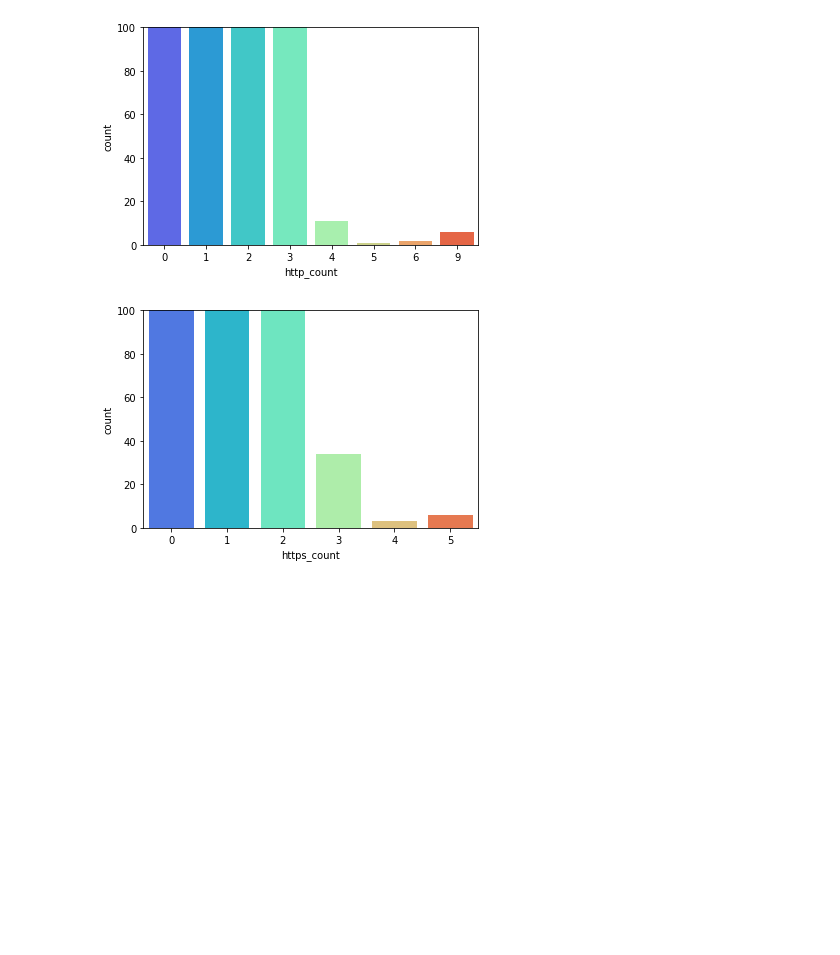
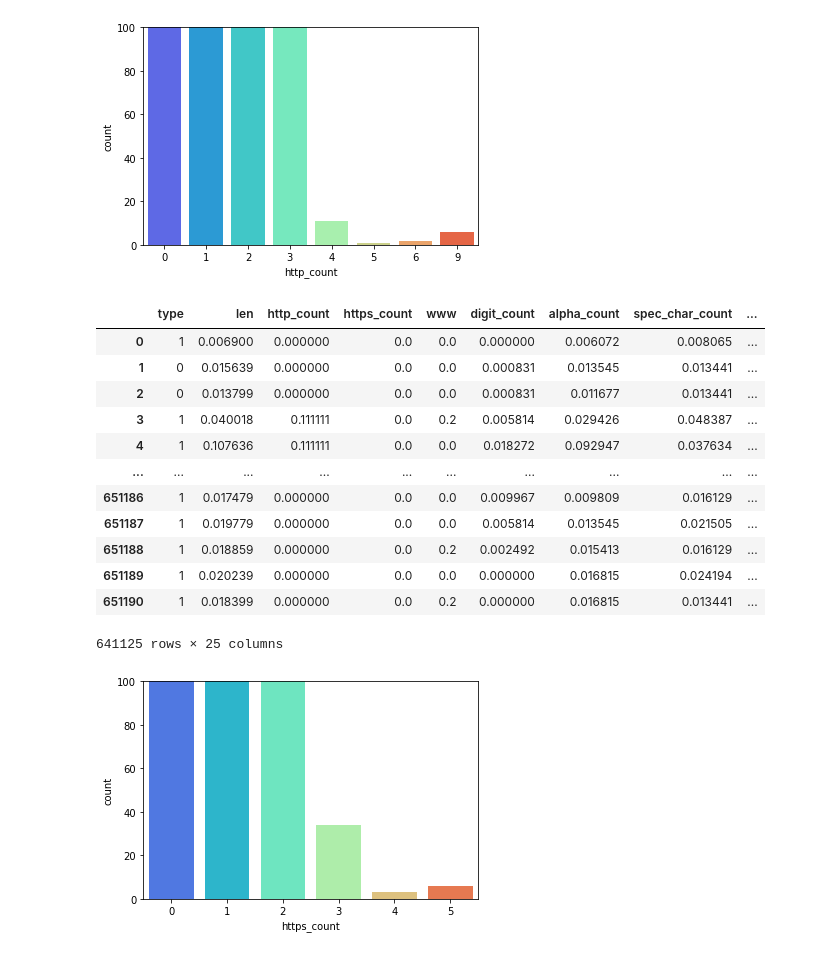
Before and after one commit to alphabeta2206/Mal_URL, a Jupyter notebook: Models/Model-2.(FE).ipynb, the cells around one changed output. Cells and saved outputs as stored; diff of their text form; code cells hidden in the pictures; blank space fills up the shorter version.

```diff
--- a/Models/Model-2.(FE).ipynb
+++ b/Models/Model-2.(FE).ipynb
@@ -400,6 +400,22 @@ plot.set(ylim=(0, 100))
 plt.show()
 # %% [output]
 [figure]
+# %%
+df
+# %% [output]
+|  | type | len | http_count | https_count | www | digit_count | alpha_count | spec_char_count | ... |
+| 0 | 1 | 0.006900 | 0.000000 | 0.0 | 0.0 | 0.000000 | 0.006072 | 0.008065 | ... |
+| 1 | 0 | 0.015639 | 0.000000 | 0.0 | 0.0 | 0.000831 | 0.013545 | 0.013441 | ... |
+| 2 | 0 | 0.013799 | 0.000000 | 0.0 | 0.0 | 0.000831 | 0.011677 | 0.013441 | ... |
+| 3 | 1 | 0.040018 | 0.111111 | 0.0 | 0.2 | 0.005814 | 0.029426 | 0.048387 | ... |
+| 4 | 1 | 0.107636 | 0.111111 | 0.0 | 0.0 | 0.018272 | 0.092947 | 0.037634 | ... |
+| ... | ... | ... | ... | ... | ... | ... | ... | ... | ... |
+| 651186 | 1 | 0.017479 | 0.000000 | 0.0 | 0.0 | 0.009967 | 0.009809 | 0.016129 | ... |
+| 651187 | 1 | 0.019779 | 0.000000 | 0.0 | 0.0 | 0.005814 | 0.013545 | 0.021505 | ... |
+| 651188 | 1 | 0.018859 | 0.000000 | 0.0 | 0.2 | 0.002492 | 0.015413 | 0.016129 | ... |
+| 651189 | 1 | 0.020239 | 0.000000 | 0.0 | 0.0 | 0.000000 | 0.016815 | 0.024194 | ... |
+| 651190 | 1 | 0.018399 | 0.000000 | 0.0 | 0.2 | 0.000000 | 0.016815 | 0.013441 | ... |
+641125 rows × 25 columns
 # %%
 plot=sns.countplot(x='https_count',data=df, palette='rainbow')
 plot.set(ylim=(0, 100))
```
Also changed, not shown: parts of 5 cells of this notebook, 1 other file.
